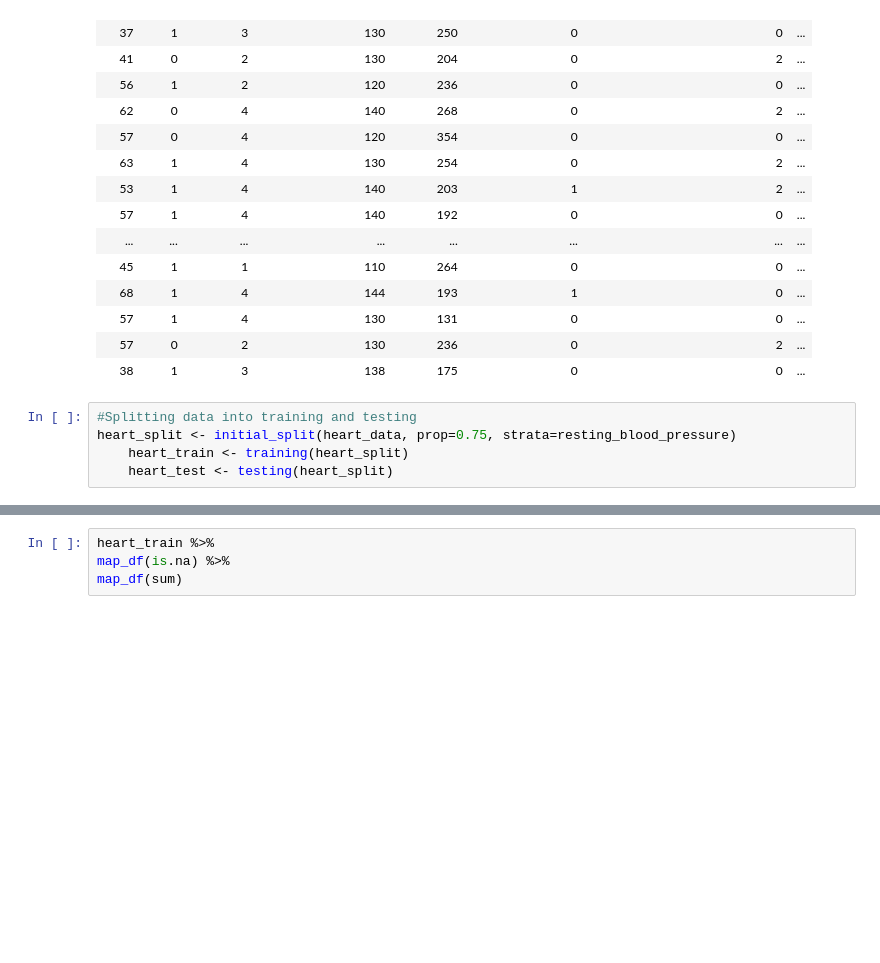
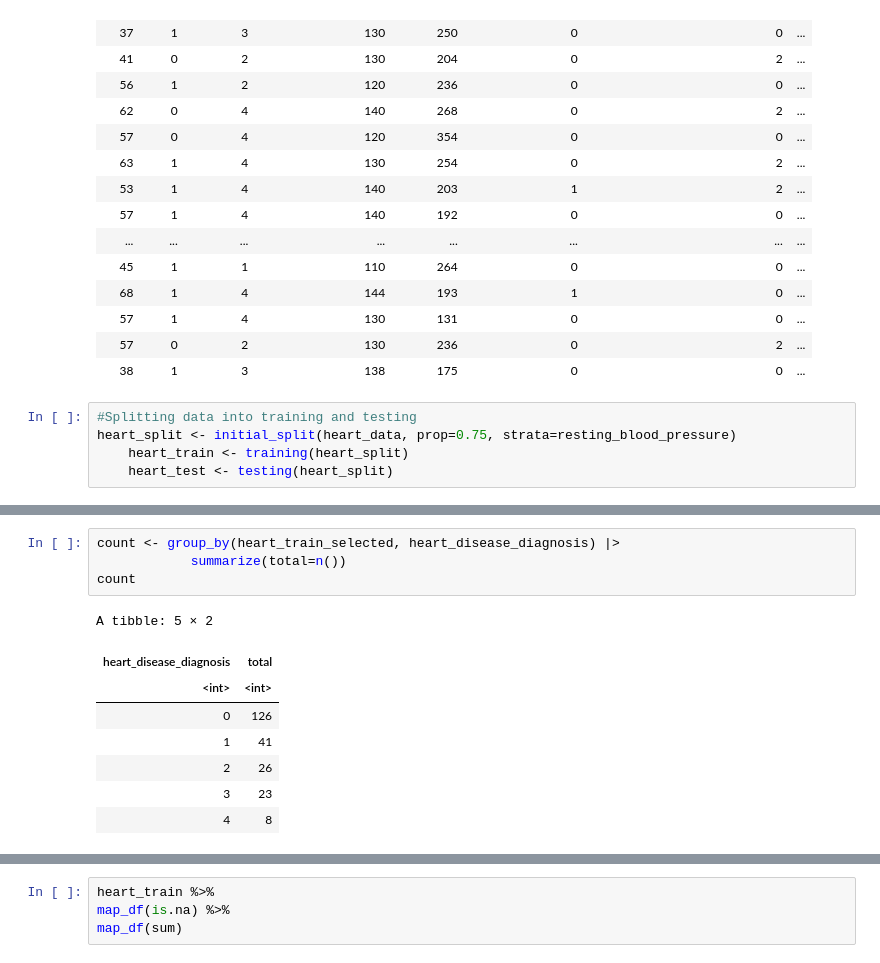
Before and after one commit to ck2671/dsci-100-2022w2-group-35, a Jupyter notebook: Heart Disease Project.ipynb, the cells around one changed output, grey strips where cells are left out. Saved outputs shown, nothing was run; the diff lists cells and outputs as text; blank space fills up the shorter version.

```diff
--- a/Heart Disease Project.ipynb
+++ b/Heart Disease Project.ipynb
@@ -95,4 +95,17 @@ A data.frame: 224 × 5
 | 1 | 55 | 353 | 132 | 3 |
+# %%
+count <- group_by(heart_train_selected, heart_disease_diagnosis) |>
+            summarize(total=n())
+count
+# %% [output]
+A tibble: 5 × 2
+| heart_disease_diagnosis | total |
+| <int> | <int> |
+| 0 | 126 |
+| 1 | 41 |
+| 2 | 26 |
+| 3 | 23 |
+| 4 | 8 |
 # %%
 #The table below reports the average cholesterol level for males(1) and females(0).
 sex_vs_cholesterol <- group_by(heart_train_selected, sex) |>
```
Also changed, not shown: parts of 8 cells of this notebook.
